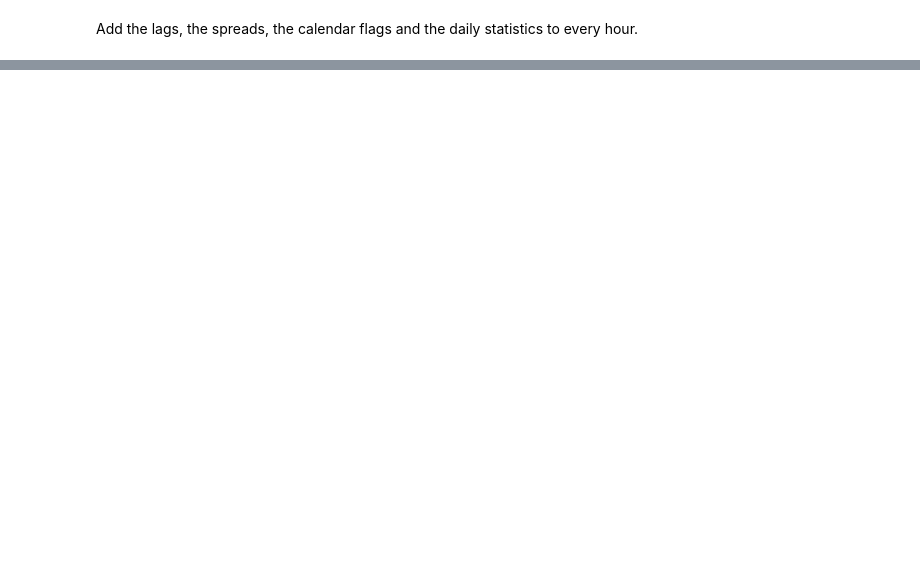
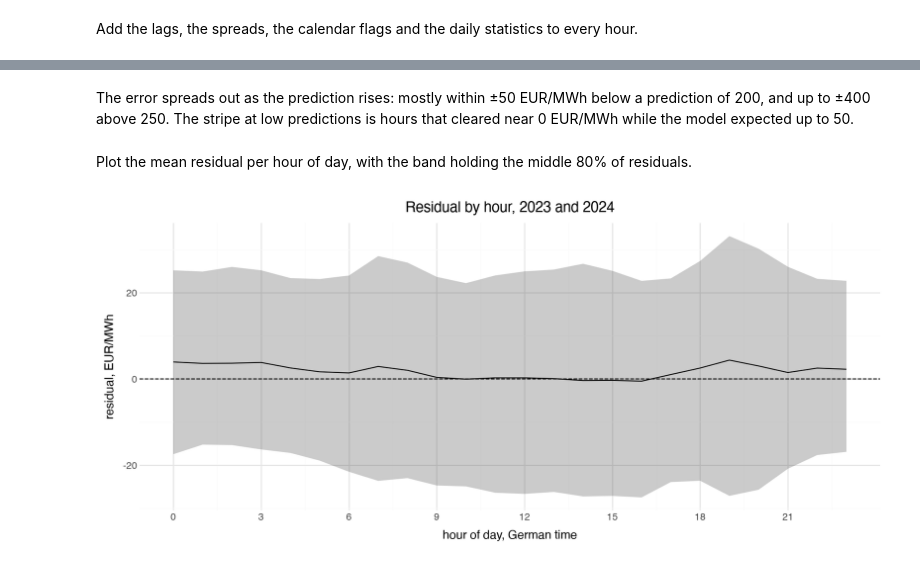
Before and after one commit to martin-gbeck/dba-group-project, a Jupyter notebook: de_price_forecast.ipynb, the cells around one changed output, grey strips where cells are left out. Saved outputs shown, nothing was run; the diff lists cells and outputs as text; code cells hidden in the pictures; blank space fills up the shorter version.

```diff
--- a/de_price_forecast.ipynb
+++ b/de_price_forecast.ipynb
@@ -17,6 +48,7 @@ A German manufacturer runs one 8-hour shift a day and buys 500 MWh for it, 62.5
 # %% [markdown]
 Load the libraries and the three fetch functions, and set the plot and table display defaults.
 # %%
+import numpy as np
 import polars as pl
 from plotnine import (
     aes,
@@ -26,6 +58,7 @@ from plotnine import (
     geom_hline,
     geom_line,
     geom_point,
+    geom_ribbon,
     geom_text,
     geom_tile,
     ggplot,
@@ -36,9 +69,14 @@ from plotnine import (
     theme_minimal,
     theme_set,
 )
+from xgboost import XGBRegressor
 
-from data_schemas import CombinedDataSchema
-from spot_price_forecast import fetch_de_prices, fetch_forecasts, fetch_neighbor_prices
+from lib.data_schemas import CombinedDataSchema
+from lib.decision import best_shift, premium
+from lib.evaluation import cross_validate, evaluate
+from lib.fetching import fetch_de_prices, fetch_forecasts, fetch_neighbor_prices
+from lib.modeling import AsinhTarget, LassoThenXGB, df_to_np
+from lib.splitting import make_folds
 
 # legend on top: a legend on the right sits past the pane edge when the plot is wide
 theme_set(theme_minimal() + theme(figure_size=(10, 4.5), legend_position="top"))
@@ -1025,0 +1283,25 @@ Dev keeps 51,888 hours from 2019-01-31, test 15,575 from 2025-01-01, and neither
+# %% [markdown]
+The error spreads out as the prediction rises: mostly within ±50 EUR/MWh below a prediction of 200, and up to ±400 above 250. The stripe at low predictions is hours that cleared near 0 EUR/MWh while the model expected up to 50.
+# %% [markdown]
+Plot the mean residual per hour of day, with the band holding the middle 80% of residuals.
+# %%
+by_hour = oof.group_by("hour").agg(
+    mean=pl.col("residual").mean(),
+    low=pl.col("residual").quantile(0.1),
+    high=pl.col("residual").quantile(0.9),
+)
+
+(
+    ggplot(by_hour, aes("hour"))
+    + geom_ribbon(aes(ymin="low", ymax="high"), alpha=0.25)
+    + geom_line(aes(y="mean"))
+    + geom_hline(yintercept=0, linetype="dashed")
+    + scale_x_continuous(breaks=range(0, 24, 3))
+    + labs(
+        x="hour of day, German time",
+        y="residual, EUR/MWh",
+        title="Residual by hour, 2023 and 2024",
+    )
+)
+# %% [output]
+[figure, added]
```
Also changed, not shown: parts of 77 cells of this notebook, 12 other files.
